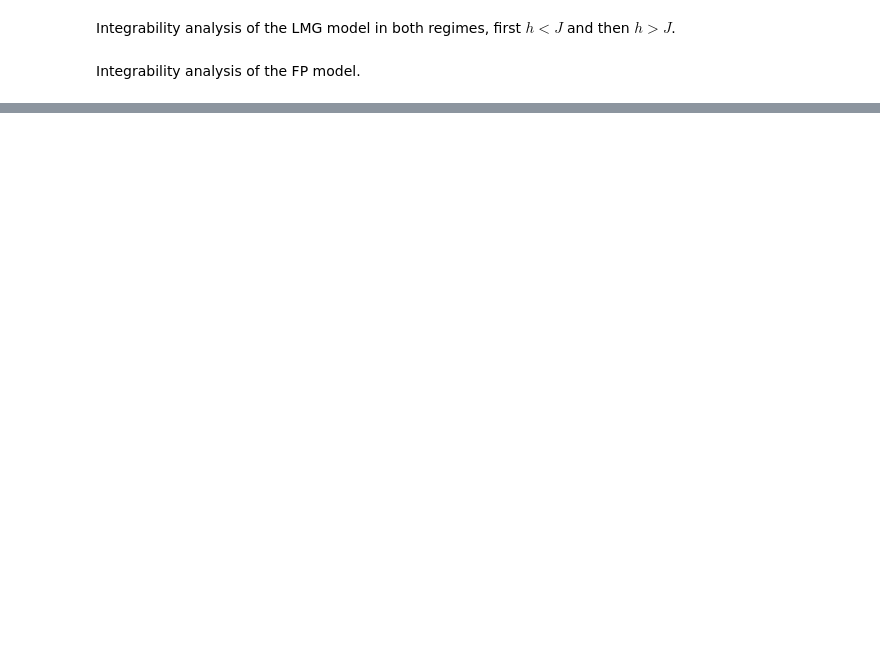
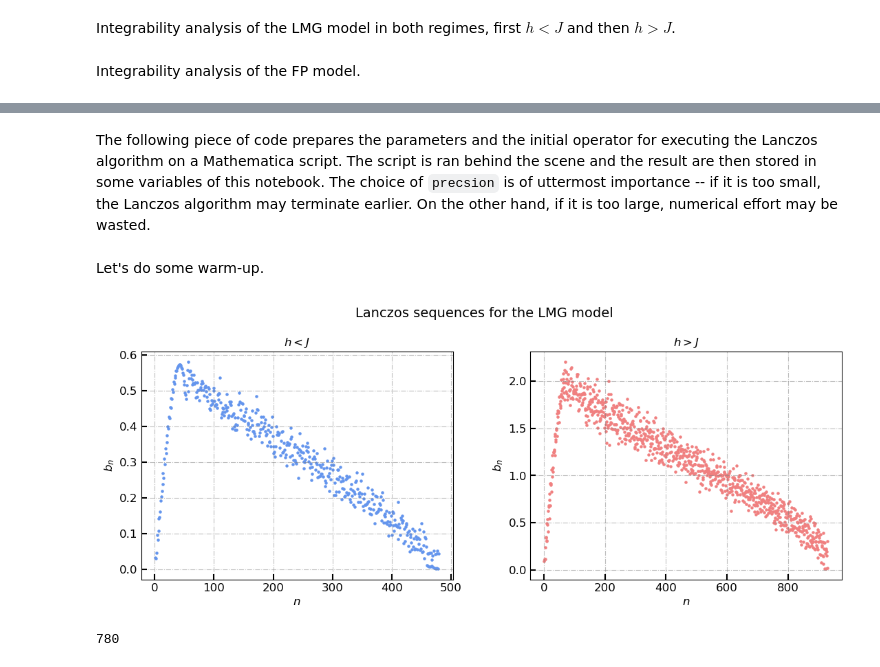
Before and after one commit to nicolasdero/KrylovQuantumClassical, a Jupyter notebook: project_notebook.ipynb, the cells around one changed output, grey strips where cells are left out. Cells and saved outputs as stored; diff of their text form; code cells hidden in the pictures; blank space fills up the shorter version.

```diff
--- a/project_notebook.ipynb
+++ b/project_notebook.ipynb
@@ -545,0 +499,28 @@ L * (L + 1) * (2 * L ** 2 + 2 * L - 1) + 1
+# %% [markdown]
+The following piece of code prepares the parameters and the initial operator for executing the Lanczos algorithm on a Mathematica script. The script is ran behind the scene and the result are then stored in some variables of this notebook. The choice of <code>precsion</code> is of uttermost importance -- if it is too small, the Lanczos algorithm may terminate earlier. On the other hand, if it is too large, numerical effort may be wasted.
+# %% [markdown]
+Let's do some warm-up.
+# %%
+h = 0.5
+J = 1.0
+
+LMG_Lanczos_1 = KrylovQuantum(model = 'LMG', spin_size = 15, param = [h, J], initial_operator = [[0, 0, 1]], precision = 2000)
+LMG_Lanczos_1.Lanczos_coeff_IT()
+
+h = 2.0
+J = 1.0
+
+LMG_Lanczos_2 = KrylovQuantum(model = 'LMG', spin_size = 15, param = [h, J], initial_operator = [[1, 0, 1]], precision = 2000)
+LMG_Lanczos_2.Lanczos_coeff_IT()
+# %%
+fig, (ax1, ax2) = plot_side_by_side(
+    title = ['Lanczos sequences for the LMG model', r'$h<J$', r'$h>J$'],
+    x_labels = [r'$n$', r'$n$'],
+    y_labels = [r'$b_n$', r'$b_n$'])
+
+ax1.scatter(np.arange(1, len(LMG_Lanczos_1.Lanczos) + 1), LMG_Lanczos_1.Lanczos, color = 'cornflowerblue', s = 5)
+ax2.scatter(np.arange(1, len(LMG_Lanczos_2.Lanczos) + 1), LMG_Lanczos_2.Lanczos, color = 'lightcoral', s = 5)
+
+plt.show()
+# %% [output]
+[figure, added]
@@ -545,0 +537,4 @@ L * (L + 1) * (2 * L ** 2 + 2 * L - 1) + 1
+# %%
+FP_Lanczos_1.K_dim
+# %% [output]
+780
```
Also changed, not shown: parts of 33 cells of this notebook, 8 other files.
